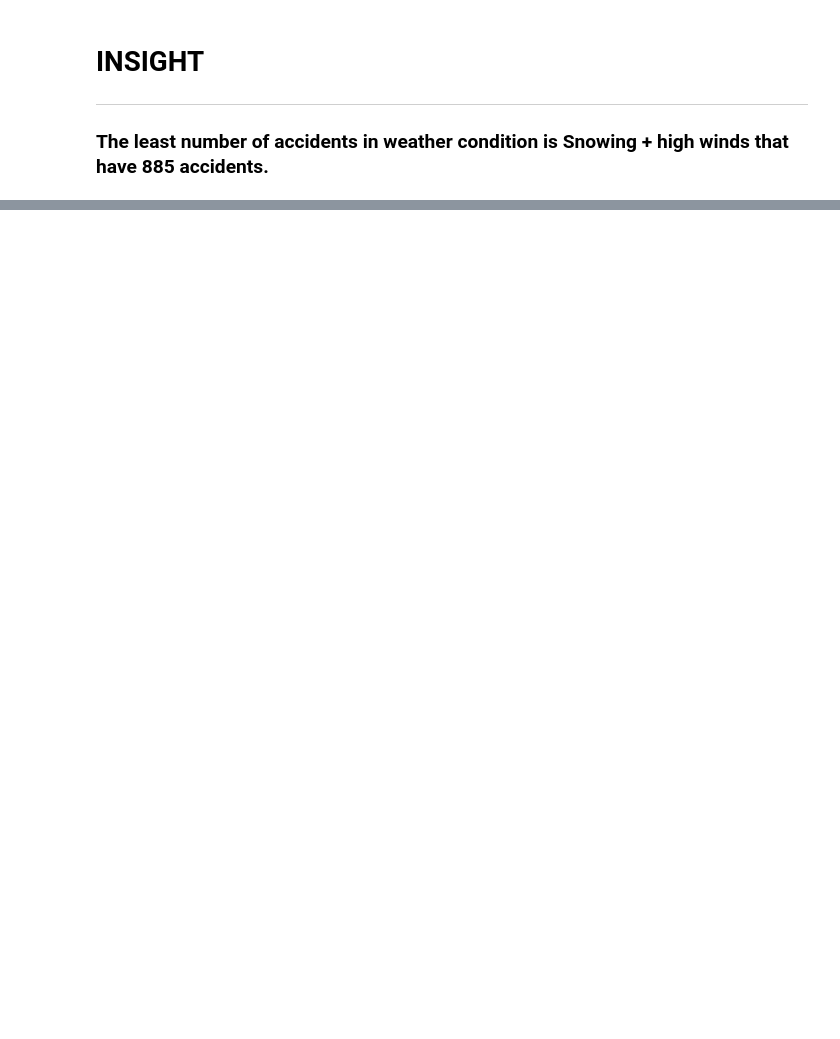
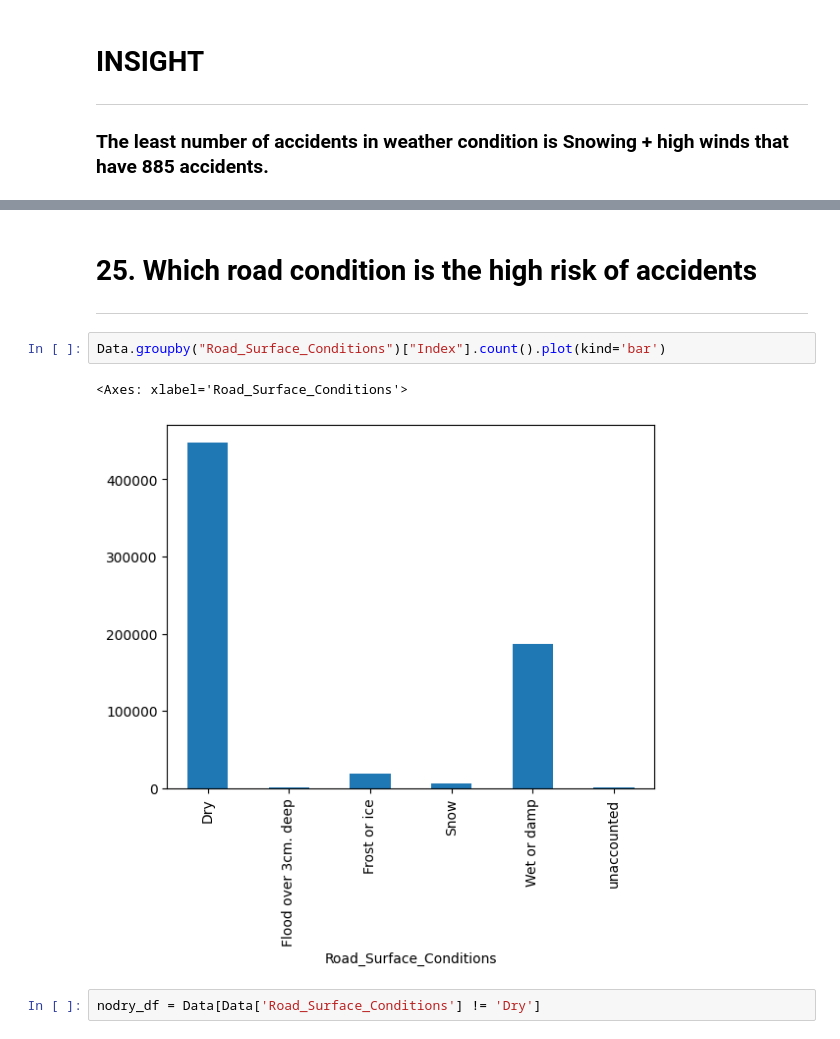
Before and after one commit to markvincent05/ELEC303_DATA_ANALYTICS_CASTILLANO, a Jupyter notebook: Activity2.ipynb, the cells around one changed output, grey strips where cells are left out. Drawn from its saved outputs; the diff is of its cells as text; blank space fills up the shorter version.

```diff
--- a/Activity2.ipynb
+++ b/Activity2.ipynb
@@ -566,0 +673,10 @@ Name: count, dtype: int64
+# %% [markdown]
+<h1>25. Which road condition is the high risk of accidents</h1>
+<hr>
+# %%
+Data.groupby("Road_Surface_Conditions")["Index"].count().plot(kind='bar')
+# %% [output]
+<Axes: xlabel='Road_Surface_Conditions'>
+[figure, added]
+# %%
+nodry_df = Data[Data['Road_Surface_Conditions'] != 'Dry']
```
Also changed, not shown: parts of 26 cells of this notebook.
